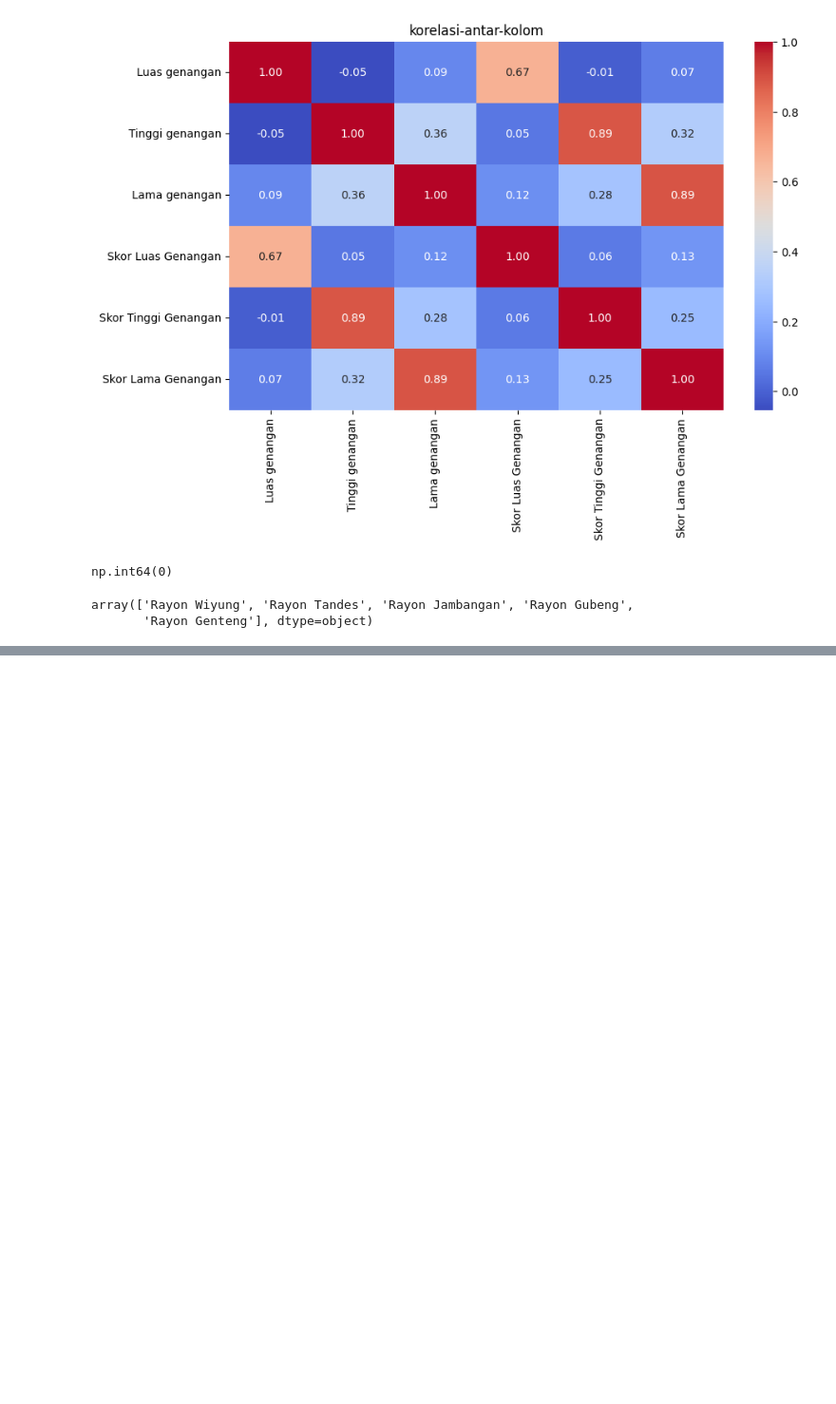
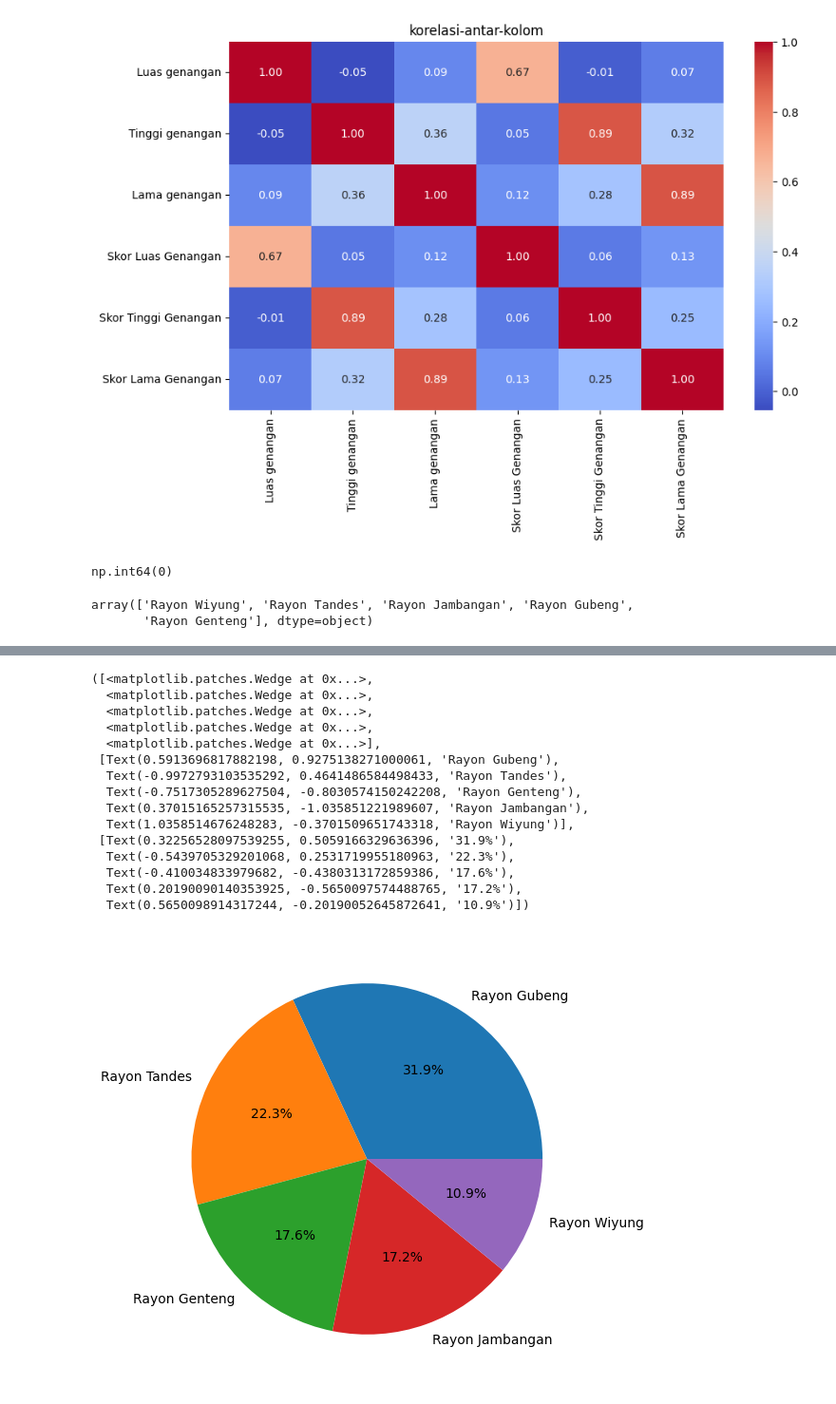
Before and after one commit to izamrosiawan/ss-code-semester-3, a Jupyter notebook: ipsd/minggu-5/praktikum-5.ipynb, the cells around one changed output, grey strips where cells are left out. Shown at 95% size. Saved outputs shown, nothing was run; the diff lists cells and outputs as text; code cells hidden in the pictures; blank space fills up the shorter version.

```diff
--- a/ipsd/minggu-5/praktikum-5.ipynb
+++ b/ipsd/minggu-5/praktikum-5.ipynb
@@ -210,0 +215,3 @@ array(['Rayon Wiyung', 'Rayon Tandes', 'Rayon Jambangan', 'Rayon Gubeng',
+# %%
+rayon = df['Rayon'].value_counts()
+rayon
@@ -210,0 +250,20 @@ array(['Rayon Wiyung', 'Rayon Tandes', 'Rayon Jambangan', 'Rayon Gubeng',
+# %%
+plt.figure(figsize=(10, 6))
+plt.pie(rayon, labels=rayon.index, autopct='%.1f%%')
+# %% [output]
+([<matplotlib.patches.Wedge at 0x...>,
+  <matplotlib.patches.Wedge at 0x...>,
+  <matplotlib.patches.Wedge at 0x...>,
+  <matplotlib.patches.Wedge at 0x...>,
+  <matplotlib.patches.Wedge at 0x...>],
+ [Text(0.5913696817882198, 0.9275138271000061, 'Rayon Gubeng'),
+  Text(-0.9972793103535292, 0.4641486584498433, 'Rayon Tandes'),
+  Text(-0.7517305289627504, -0.8030574150242208, 'Rayon Genteng'),
+  Text(0.37015165257315535, -1.035851221989607, 'Rayon Jambangan'),
+  Text(1.0358514676248283, -0.3701509651743318, 'Rayon Wiyung')],
+ [Text(0.32256528097539255, 0.5059166329636396, '31.9%'),
+  Text(-0.5439705329201068, 0.2531719955180963, '22.3%'),
+  Text(-0.410034833979682, -0.4380313172859386, '17.6%'),
+  Text(0.20190090140353925, -0.5650097574488765, '17.2%'),
+  Text(0.5650098914317244, -0.20190052645872641, '10.9%')])
+[figure, added]
```
Also changed, not shown: parts of 6 cells of this notebook.
